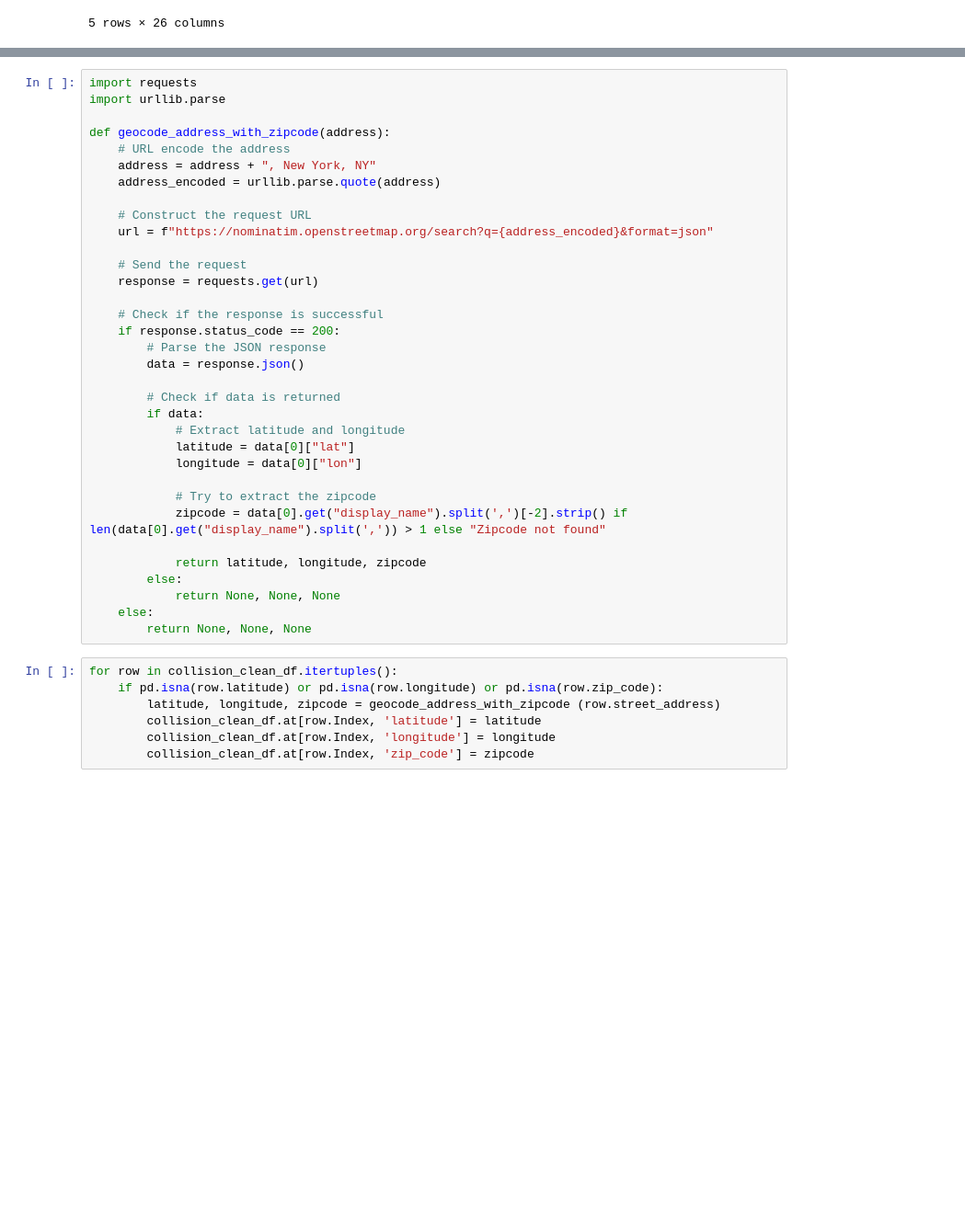
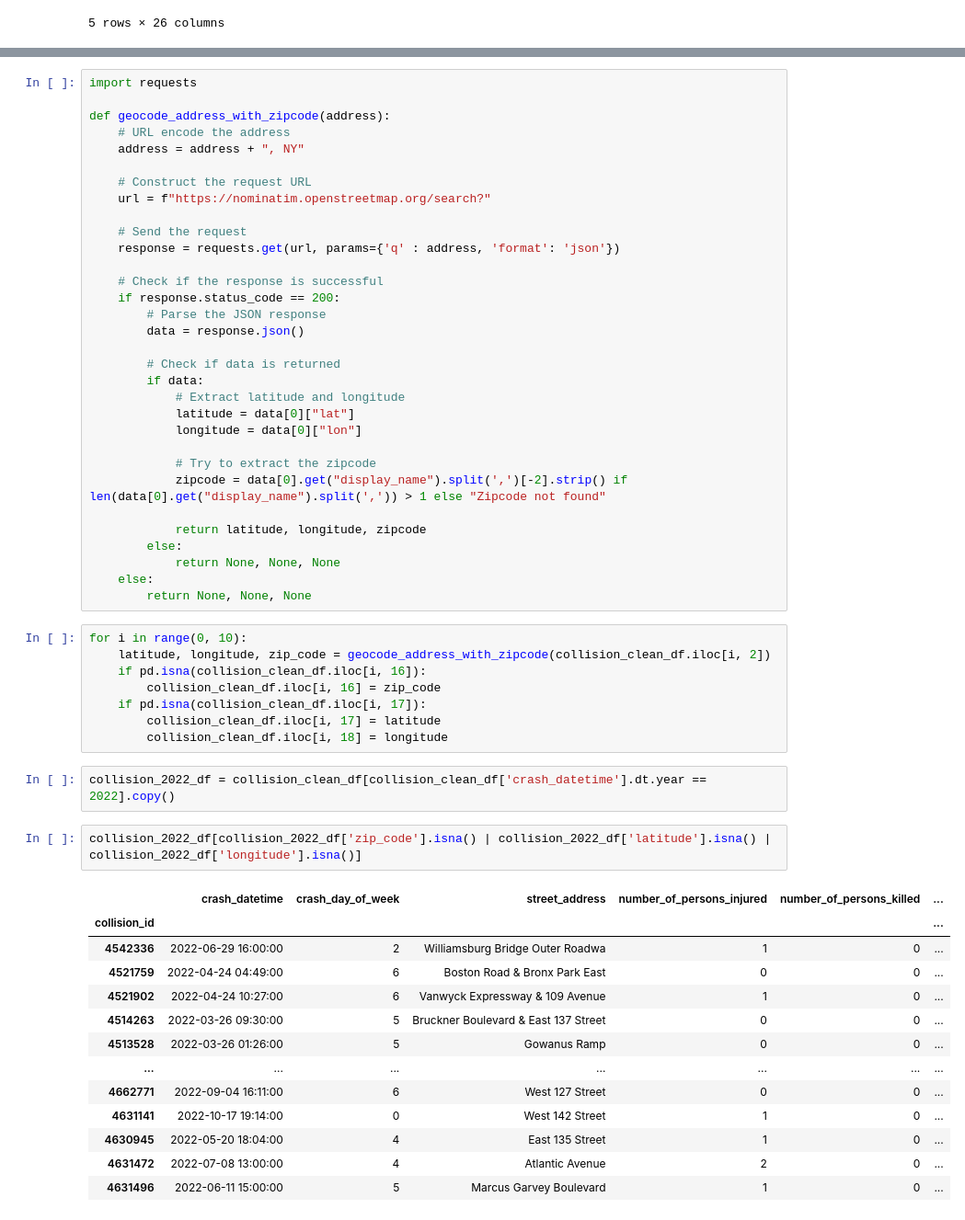
Before and after one commit to ReiannaLiu/MotorVehicleCollision, a Jupyter notebook: data_cleaning_process/collision_data_cleaning.ipynb, the cells around one changed output, grey strips where cells are left out. Shown at 92% size. Saved outputs shown, nothing was run; the diff lists cells and outputs as text; blank space fills up the shorter version.

```diff
--- a/data_cleaning_process/collision_data_cleaning.ipynb
+++ b/data_cleaning_process/collision_data_cleaning.ipynb
@@ -240,17 +300,15 @@ collision_clean_df.head(5)
 # %%
 import requests
-import urllib.parse
 
 def geocode_address_with_zipcode(address):
     # URL encode the address
-    address = address + ", New York, NY"
-    address_encoded = urllib.parse.quote(address)
+    address = address + ", NY"
 
     # Construct the request URL
-    url = f"https://nominatim.openstreetmap.org/search?q={address_encoded}&format=json"
+    url = f"https://nominatim.openstreetmap.org/search?"
 
     # Send the request
-    response = requests.get(url)
+    response = requests.get(url, params={'q' : address, 'format': 'json'})
 
     # Check if the response is successful
     if response.status_code == 200:
@@ -271,10 +329,29 @@ def geocode_address_with_zipcode(address):
             return None, None, None
     else:
         return None, None, None
-# %%
-for row in collision_clean_df.itertuples():
-    if pd.isna(row.latitude) or pd.isna(row.longitude) or pd.isna(row.zip_code):
-        latitude, longitude, zipcode = geocode_address_with_zipcode (row.street_address)
-        collision_clean_df.at[row.Index, 'latitude'] = latitude
-        collision_clean_df.at[row.Index, 'longitude'] = longitude
-        collision_clean_df.at[row.Index, 'zip_code'] = zipcode
+# %%
+for i in range(0, 10):
+    latitude, longitude, zip_code = geocode_address_with_zipcode(collision_clean_df.iloc[i, 2])
+    if pd.isna(collision_clean_df.iloc[i, 16]):
+        collision_clean_df.iloc[i, 16] = zip_code
+    if pd.isna(collision_clean_df.iloc[i, 17]):
+        collision_clean_df.iloc[i, 17] = latitude
+        collision_clean_df.iloc[i, 18] = longitude
+# %%
+collision_2022_df = collision_clean_df[collision_clean_df['crash_datetime'].dt.year == 2022].copy()
+# %%
+collision_2022_df[collision_2022_df['zip_code'].isna() | collision_2022_df['latitude'].isna() | collision_2022_df['longitude'].isna()]
+# %% [output]
+|  | crash_datetime | crash_day_of_week | street_address | number_of_persons_injured | number_of_persons_killed | ... |
+| collision_id |  |  |  |  |  | ... |
+| 4542336 | 2022-06-29 16:00:00 | 2 | Williamsburg Bridge Outer Roadwa | 1 | 0 | ... |
+| 4521759 | 2022-04-24 04:49:00 | 6 | Boston Road & Bronx Park East | 0 | 0 | ... |
+| 4521902 | 2022-04-24 10:27:00 | 6 | Vanwyck Expressway & 109 Avenue | 1 | 0 | ... |
+| 4514263 | 2022-03-26 09:30:00 | 5 | Bruckner Boulevard & East 137 Street | 0 | 0 | ... |
+| 4513528 | 2022-03-26 01:26:00 | 5 | Gowanus Ramp | 0 | 0 | ... |
+| ... | ... | ... | ... | ... | ... | ... |
+| 4662771 | 2022-09-04 16:11:00 | 6 | West 127 Street | 0 | 0 | ... |
+| 4631141 | 2022-10-17 19:14:00 | 0 | West 142 Street | 1 | 0 | ... |
+| 4630945 | 2022-05-20 18:04:00 | 4 | East 135 Street | 1 | 0 | ... |
+| 4631472 | 2022-07-08 13:00:00 | 4 | Atlantic Avenue | 2 | 0 | ... |
+| 4631496 | 2022-06-11 15:00:00 | 5 | Marcus Garvey Boulevard | 1 | 0 | ... |
```
Also changed, not shown: parts of 21 cells of this notebook, 1 other file.
